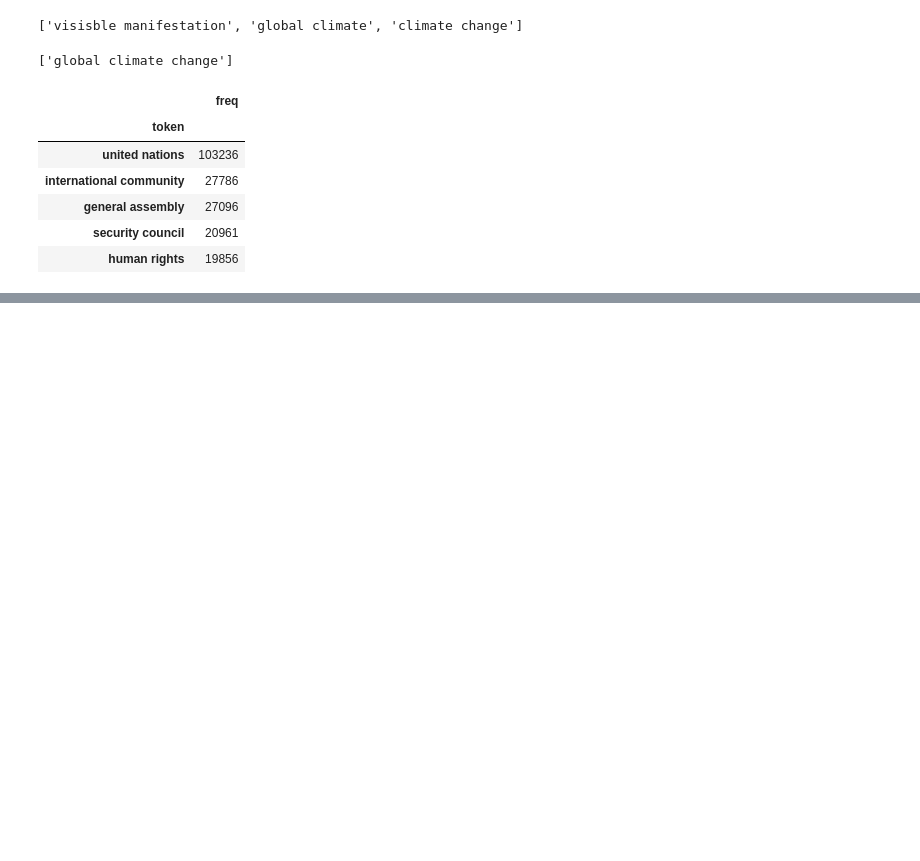
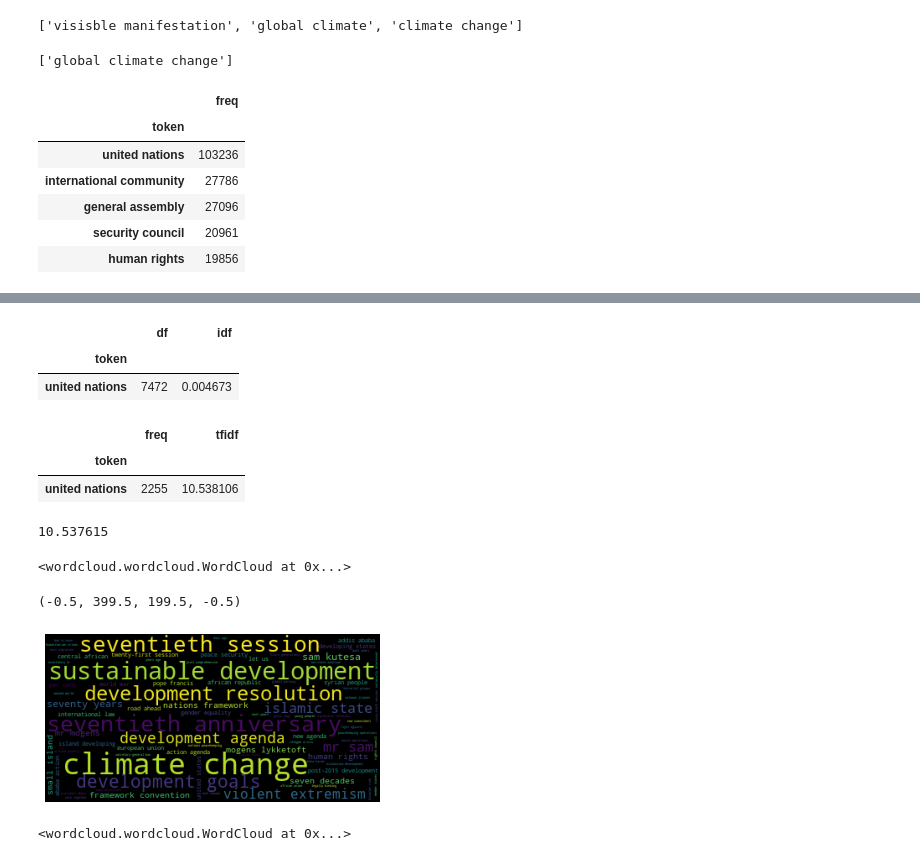
Before and after one commit to nicolasmollier/blueprints_for_text_analytics, a Jupyter notebook: notebooks/chapter_1.ipynb, the cells around one changed output, grey strips where cells are left out. Cells and saved outputs as stored; diff of their text form; code cells hidden in the pictures; blank space fills up the shorter version.

```diff
--- a/notebooks/chapter_1.ipynb
+++ b/notebooks/chapter_1.ipynb
@@ -820,0 +900,34 @@ count_words(df, "bigrams").head(n=5)
+# %%
+idf_df2[idf_df2.index == "united nations"]
+# %% [output]
+|  | df | idf |
+| token |  |  |
+| united nations | 7472 | 0.004673 |
+# %%
+freq_df[freq_df.index == "united nations"]
+# %% [output]
+|  | freq | tfidf |
+| token |  |  |
+| united nations | 2255 | 10.538106 |
+# %%
+0.004673*2255
+# %% [output]
+10.537615
+# %%
+wc = WordCloud()
+# %%
+wc.generate_from_frequencies(freq_df.tfidf)
+# %% [output]
+<wordcloud.wordcloud.WordCloud at 0x...>
+# %%
+plt.imshow(wc)
+plt.axis("off")
+# %% [output]
+(-0.5, 399.5, 199.5, -0.5)
+[figure, added]
+# %%
+filter_idx = freq_df.index.str.contains("climate")
+wc = WordCloud()
+wc.generate_from_frequencies(freq_df.loc[filter_idx,"freq"])
+# %% [output]
+<wordcloud.wordcloud.WordCloud at 0x...>
```
Also changed, not shown: parts of 30 cells of this notebook.
